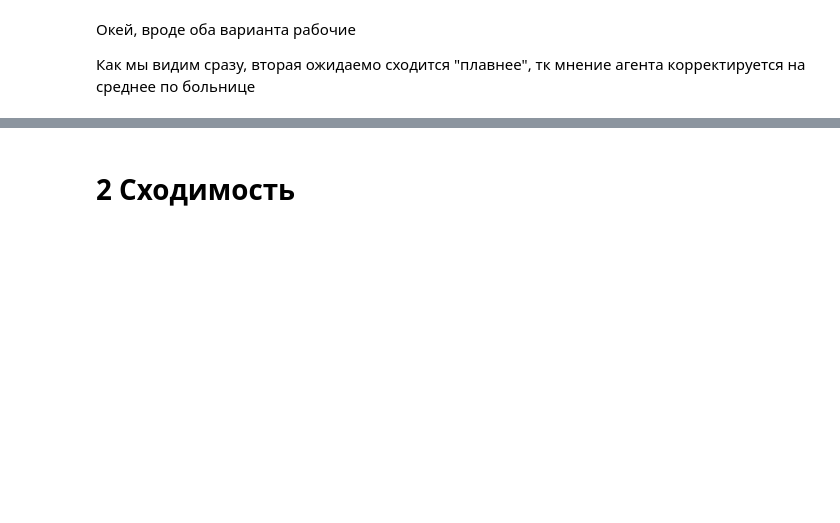
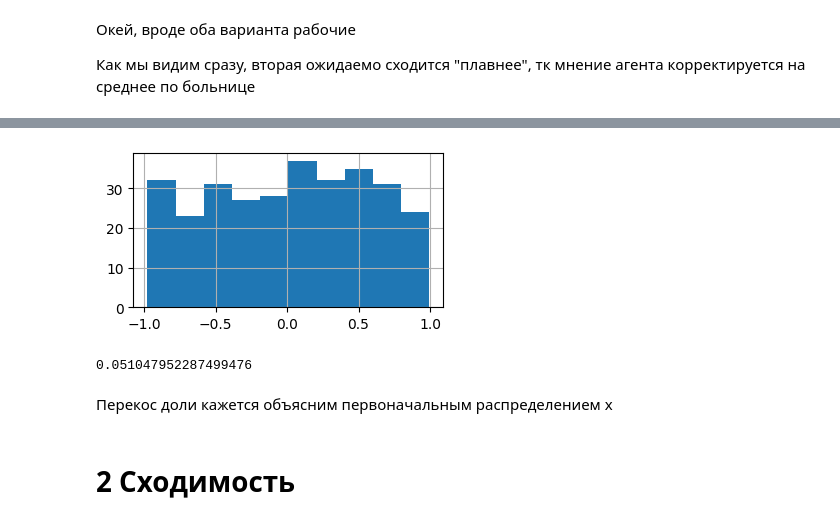
Before and after one commit to astatarinov/university, a Jupyter notebook: Simulation modeling/hw3/hw3_tatarinov.ipynb, the cells around one changed output, grey strips where cells are left out. Cells and saved outputs as stored; diff of their text form; code cells hidden in the pictures; blank space fills up the shorter version.

```diff
--- a/Simulation modeling/hw3/hw3_tatarinov.ipynb
+++ b/Simulation modeling/hw3/hw3_tatarinov.ipynb
@@ -87,2 +89,12 @@ Name: Id, dtype: int64
+# %%
+ex_agents2.initial_x.hist(figsize=(4, 2));
+# %% [output]
+[figure, added]
+# %%
+ex_agents2.initial_x.quantile(0.5)
+# %% [output]
+0.051047952287499476
+# %% [markdown]
+Перекос доли кажется объясним первоначальным распределением x
 # %% [markdown]
 # 2 Сходимость
```
Also changed, not shown: parts of 29 cells of this notebook, 1 other file.
